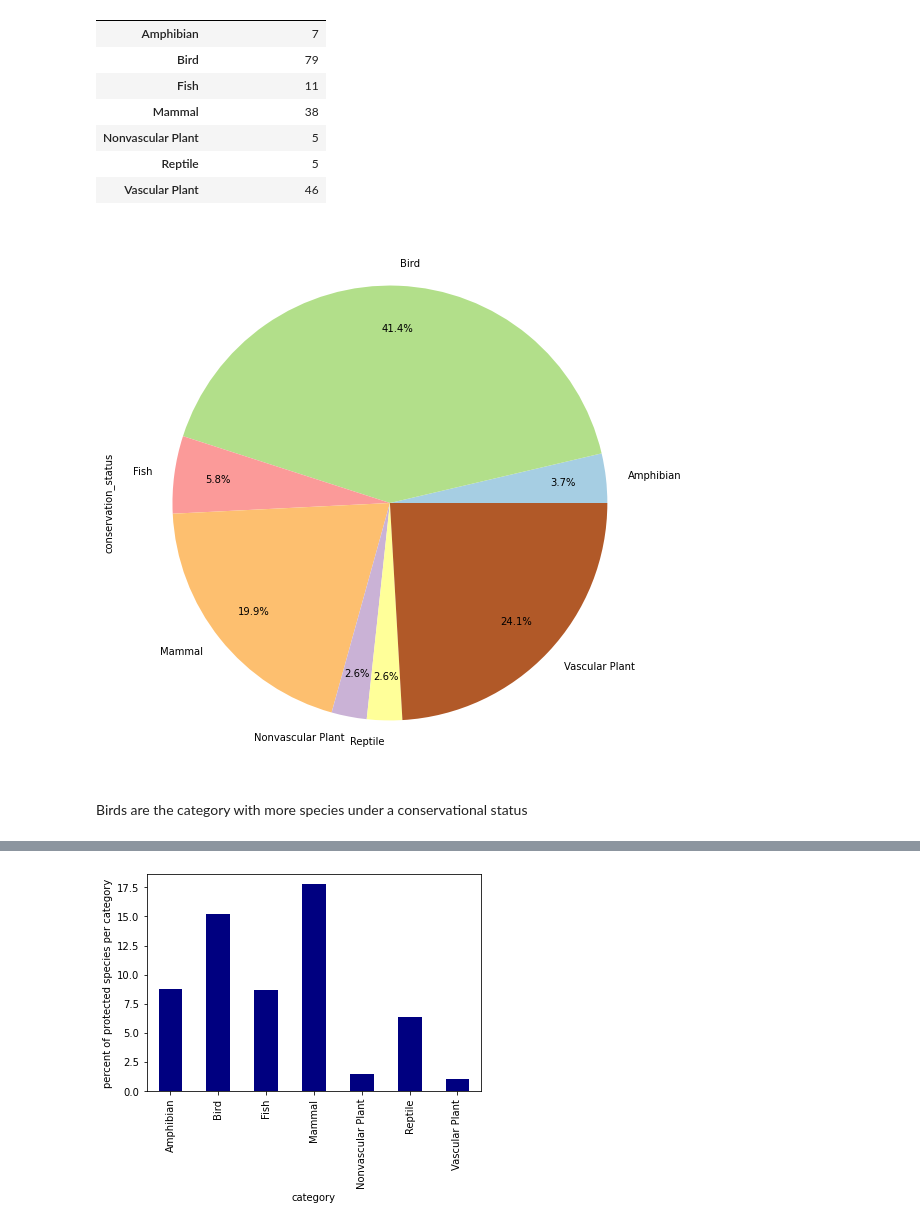
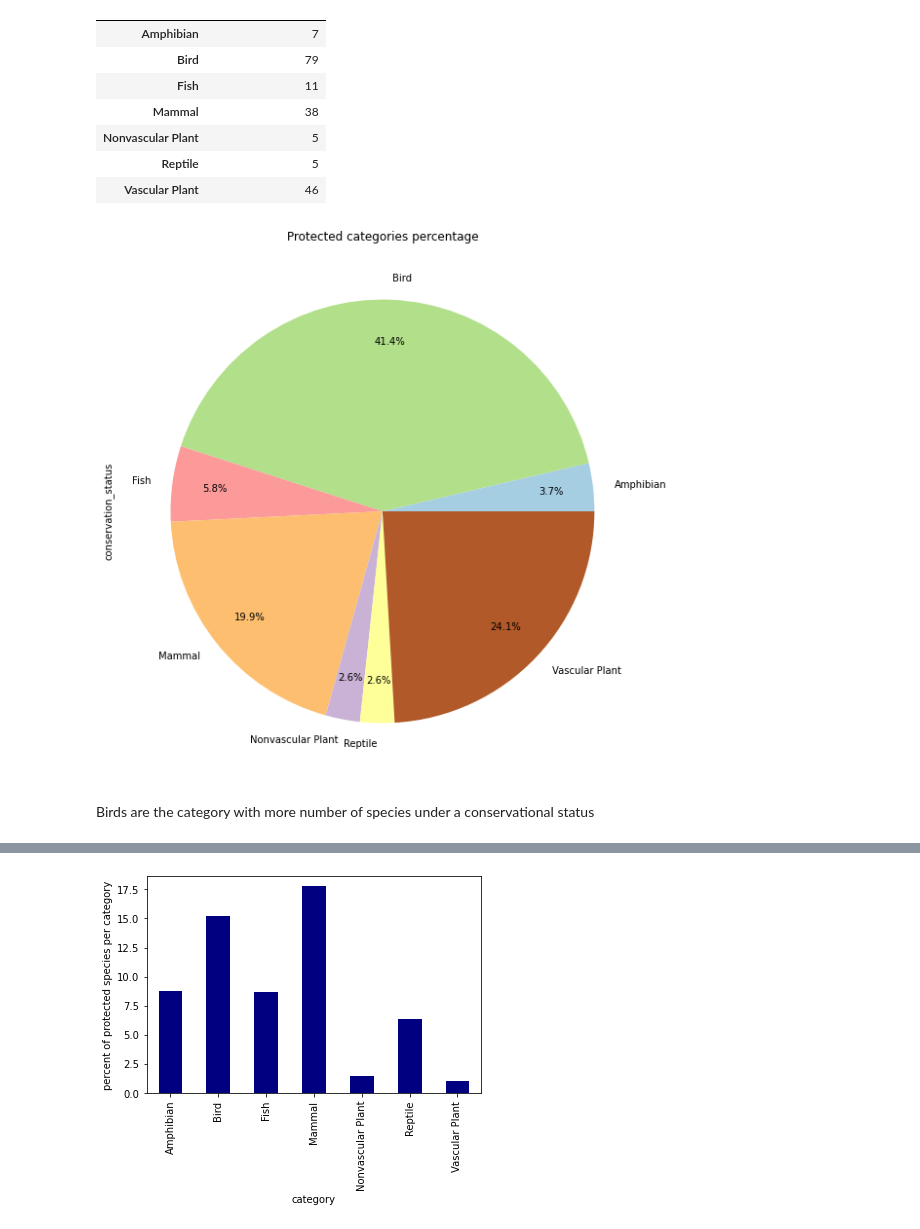
Before and after one commit to LucasArg00/biodiversity_codeacademy, a Jupyter notebook: biodiversity.ipynb, the cells around one changed output, grey strips where cells are left out. Drawn from its saved outputs; the diff is of its cells as text; code cells hidden in the pictures.

```diff
--- a/biodiversity.ipynb
+++ b/biodiversity.ipynb
@@ -259,12 +263,13 @@ protected
 # %%
 protected.plot(kind="pie", subplots=True, autopct='%1.1f%%',\
                 figsize=(15,10), colormap="Paired",legend=None,\
                 pctdistance=.80)
+plt.title("Protected categories percentage")
 plt.show()
 # %% [output]
-[figure, old version]
+[figure, new version]
 # %% [markdown]
-Birds are the category with more species under a conservational status
+Birds are the category with more number of species under a conservational status
 # %%
 protected["without_concerns"] = species[["category", "conservation_status"]]\
     [species.conservation_status == "without concerns"]\
```
Also changed, not shown: parts of 9 cells of this notebook.
